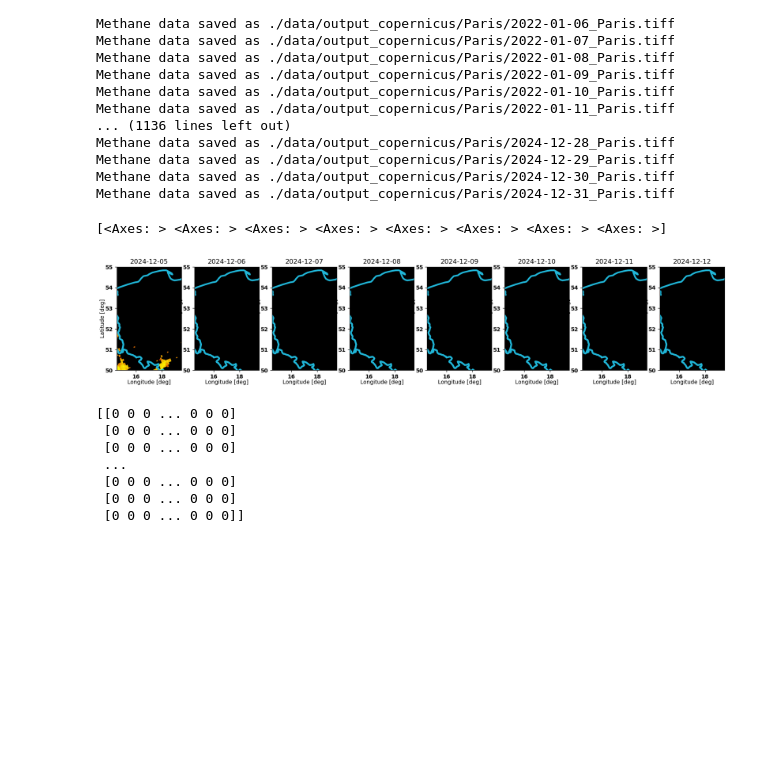
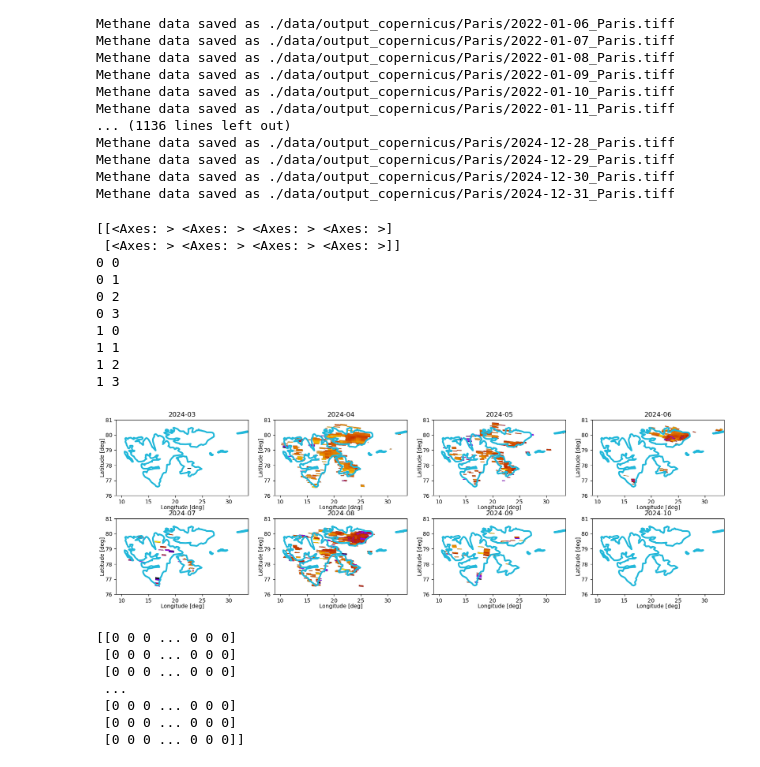
Before and after one commit to kajetannow/convlstm-ch4, a Jupyter notebook: 01_download_CH4_data_from_Copernicus.ipynb, the cells around one changed output. Drawn from its saved outputs; the diff is of its cells as text; code cells hidden in the pictures; blank space fills up the shorter version.

```diff
--- a/01_download_CH4_data_from_Copernicus.ipynb
+++ b/01_download_CH4_data_from_Copernicus.ipynb
@@ -175,11 +175,12 @@ Methane data saved as ./data/output_copernicus/Paris/2024-12-29_Paris.tiff
 Methane data saved as ./data/output_copernicus/Paris/2024-12-30_Paris.tiff
 Methane data saved as ./data/output_copernicus/Paris/2024-12-31_Paris.tiff
 # %%
+import math
 buffer = 2.5
 poznan_coords = [17.0-buffer, 52.5-buffer, 17.0+buffer, 52.5+buffer]
 svalbard_coords = [9.0, 76.0, 33.6, 81.0]
 tokyo_coords = [139.0-buffer, 35.5-buffer, 139.0+buffer, 35.5+buffer]
-bbox = poznan_coords
+bbox = svalbard_coords
 
 
 countries = (
@@ -193,7 +194,9 @@ countries = countries[["ADMIN", "geometry"]]
 
 def plot_request(request, location, dates):
     # plt.rcParams["font.weight"] = "bold"
-    fig, axes = plt.subplots(nrows=1, ncols=8, figsize=(20, 6))
+    NROWS=2
+    NCOLS=4
+    fig, axes = plt.subplots(nrows=NROWS, ncols=NCOLS, figsize=(20, 6))
     #plt.suptitle(f"Methane concentration over Western Poland")
     i = 0
     print(axes)
@@ -201,8 +204,15 @@ def plot_request(request, location, dates):
     fontsize = 10
     #plt.suptitle(f"Methane concentration over Japan (Kanto)", fontsize=2*fontsize)
     for date in dates:
-        ax = axes[i]
-        filename = f"./data/output_copernicus/{location}/{date}_{location}.tiff"
+        if NROWS < 2:
+            ax = axes[i]
+        else:
+            n = math.floor(i / NCOLS)
+            m = math.floor(i % NCOLS)
+            print(n,m)
+            ax = axes[n][m]
+        # filename = f"./data/output_copernicus/{location}/{date}_{location}.tiff"
+        filename = f"./data/output_copernicus_mean_2/{location}/{date}_{location}_mean.tiff"
         with rasterio.open(filename) as raster:
             ax.set_xlim([bbox[0], bbox[2]])
             ax.set_ylim([bbox[1], bbox[3]])
@@ -232,17 +242,28 @@ def show_plot(arr, title=""):
 # %%
 from matplotlib import font_manager
 #font_path = "./HostGrotesk-VariableFont_wght.ttf"
 #font_manager.fontManager.addfont(font_path)
 #font_name = font_manager.FontProperties(fname=font_path).get_name()
 #plt.rcParams["font.family"] = font_name
 # location = "Tokyo"
-location = "Poznan"
+# location = "Poznan"
+location = "Svalbard"
 # dates = ["2024-05-02", "2024-05-03", "2024-05-04"]
-dates = ["2024-12-05", "2024-12-06", "2024-12-07", "2024-12-08", "2024-12-09", "2024-12-10", "2024-12-11", "2024-12-12"]
+dates = ["2024-03", "2024-04", "2024-05", "2024-06", "2024-07", "2024-08", "2024-09", "2024-10"]
+# dates = ["2024-12-05", "2024-12-06", "2024-12-07", "2024-12-08", "2024-12-09", "2024-12-10", "2024-12-11", "2024-12-12"]
 plot_request({}, location, dates)
 # %% [output]
-[<Axes: > <Axes: > <Axes: > <Axes: > <Axes: > <Axes: > <Axes: > <Axes: >]
+[[<Axes: > <Axes: > <Axes: > <Axes: >]
+ [<Axes: > <Axes: > <Axes: > <Axes: >]]
+0 0
+0 1
+0 2
+0 3
+1 0
+1 1
+1 2
+1 3
-[figure, old version]
+[figure, new version]
 # %%
 date = "2024-08-28"
 arr, ds = read_geotiff(f"./data/output_copernicus/Svalbard/{date}_Svalbard.tiff")
```
